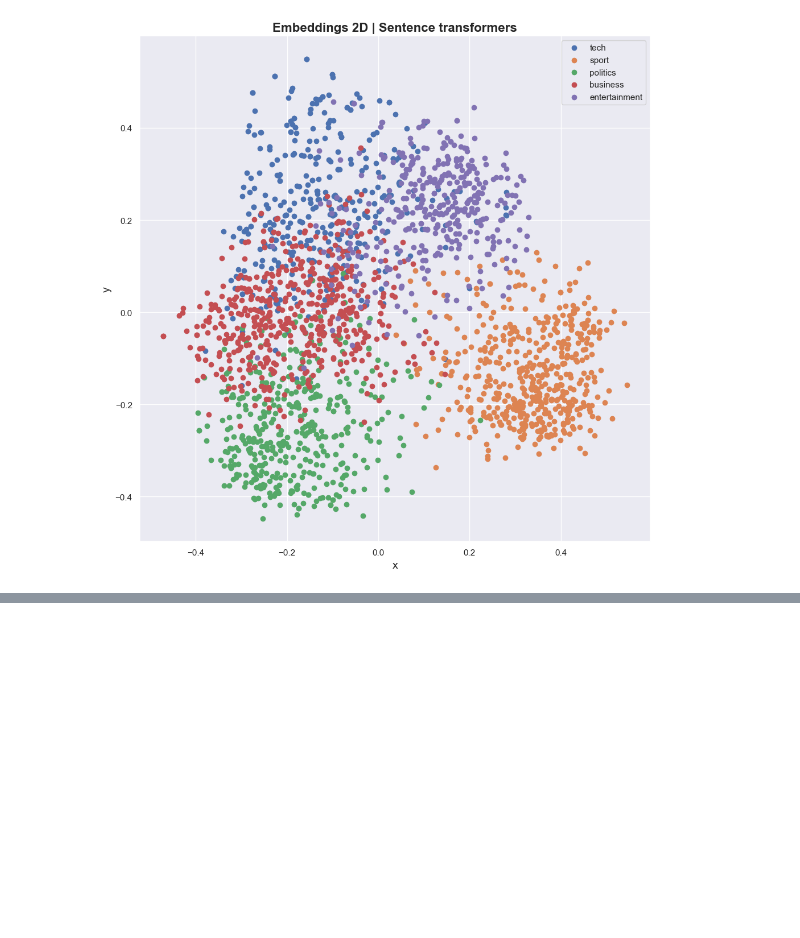
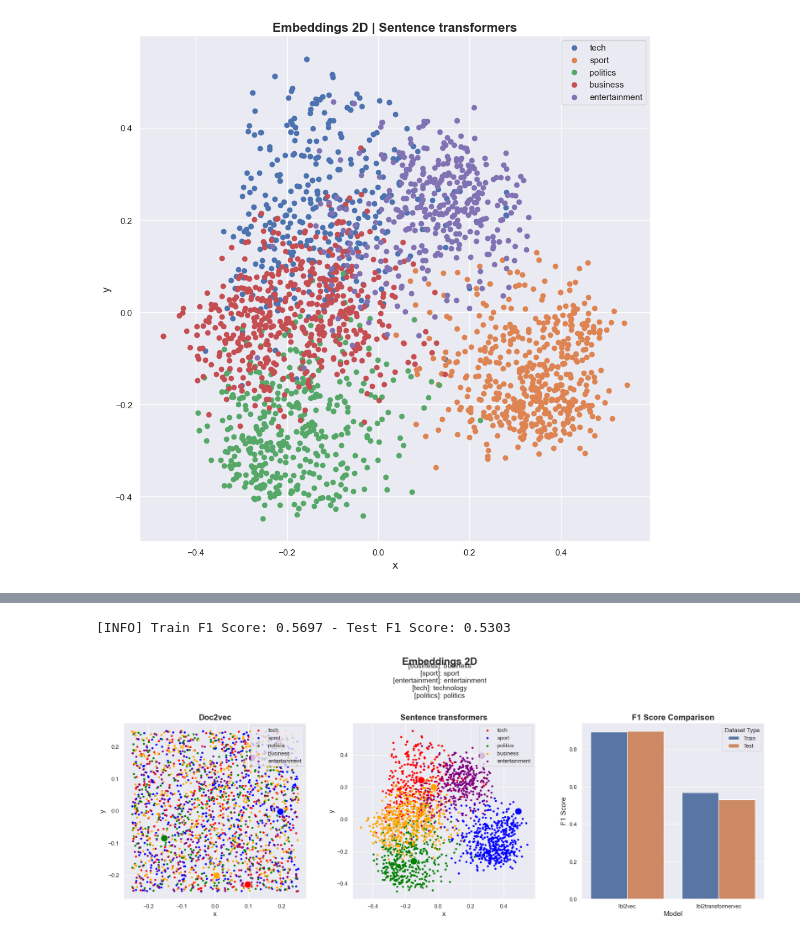
Before and after one commit to yoest/Topic-Modeling-Analysis, a Jupyter notebook: keywords_analysis/embeddings.ipynb, the cells around one changed output, grey strips where cells are left out. Saved outputs shown, nothing was run; the diff lists cells and outputs as text; code cells hidden in the pictures; blank space fills up the shorter version.

Commit message:
continue working on embeddings and start from scrat a model

```diff
--- a/keywords_analysis/embeddings.ipynb
+++ b/keywords_analysis/embeddings.ipynb
@@ -63,5 +116,26 @@ plot_embeddings_2D(embeddings_by_class, 'doc2vec')
+# %%
+class CustomSentenceTransformer(SentenceTransformer):
+
+    def __init__(self, dim: int = 2, model_name_or_path: str = None, **kwargs):
+        super().__init__(model_name_or_path, **kwargs)
+        self.dim = dim
+        self.pca = None
+
+        self.name_or_path = model_name_or_path
+
+    def fit_pca(self, sequences):
+        embeddings = super().encode(sequences)
+        self.pca = PCA(n_components=self.dim)
+        self.pca.fit(embeddings)
+
+    def encode(self, sequences):
+        is_str = isinstance(sequences, str)
+        if is_str:
+            sequences = [sequences]
+        embeddings = super().encode(sequences)
+        result = self.pca.transform(embeddings).tolist()
+        return result[0] if is_str else result
 # %%
-sentransformer_model = SentenceTransformer('all-MiniLM-L6-v2')
-
-pca = PCA(n_components=2)
-pca.fit(sentransformer_model.encode(df['document']))
+sentransformer_model = CustomSentenceTransformer(2, 'all-MiniLM-L6-v2')
+sentransformer_model.fit_pca(df['document'])
+sentransformer_model.encode(df['document'])
@@ -74,7 +146,6 @@ for i, class_name in enumerate(df['class_name'].unique()):
 
 for i, doc in enumerate(df['document']):
     vector = sentransformer_model.encode(doc)
-    vector = pca.transform([vector])[0]
     embeddings_by_class[df['class_name'][i]].append(vector)
 
 plot_embeddings_2D(embeddings_by_class, 'sentence_transformers')
@@ -87,10 +158,11 @@ def get_2d_embeddings_for_doc(doc: str, model_name: str):
         return vector
     elif model_name == 'sentence_transformers':
         vector = sentransformer_model.encode(doc)
-        vector = pca.transform([vector])[0]
         return vector
 
-def get_2d_embeddings_for_classes(model_name: str, n_words: int = 1):
+def get_2d_embeddings_for_classes(model_name: str, keywords_used, n_words: int = 1, recompute_spacy_keywords: bool = False):
+    if recompute_spacy_keywords:
+        get_spacy_similar_words_for_dataset('BBC_News', predefined_keywords_by_class=keywords_used, save_cache=True)
     spacy_keywords_df = pd.read_csv('../lbl2vec/cache/BBC_News_spacy_keywords.csv')
     spacy_keywords_df['class_result_keywords'] = spacy_keywords_df['class_result_keywords'].apply(lambda x: x[1:-1].replace("'", '').split(', '))
     labels_df = pd.read_csv('../datasets/data/BBC_News/labels.csv')
@@ -107,7 +179,6 @@ def get_2d_embeddings_for_classes(model_name: str, n_words: int = 1):
             embeddings_by_class[class_name] = doc2vec_model.infer_vector(keywords_by_class[class_name].split(' '))
         elif model_name == 'sentence_transformers':
             vector = sentransformer_model.encode(keywords_by_class[class_name])
-            vector = pca.transform([vector])[0]
             embeddings_by_class[class_name] = vector
 
     return embeddings_by_class
@@ -136,0 +357,5 @@ for i, model_name in enumerate(['doc2vec']):
+# %%
+compare_embeddings_by_keywords({'business': 'business', 'entertainment': 'entertainment', 'politics': 'politics', 'sport': 'sport', 'tech': 'tech'})
+# %% [output]
+[INFO] Train F1 Score: 0.5697 - Test F1 Score: 0.5303
+[figure, added]
```
Also changed, not shown: parts of 9 cells of this notebook, 5 other files.
